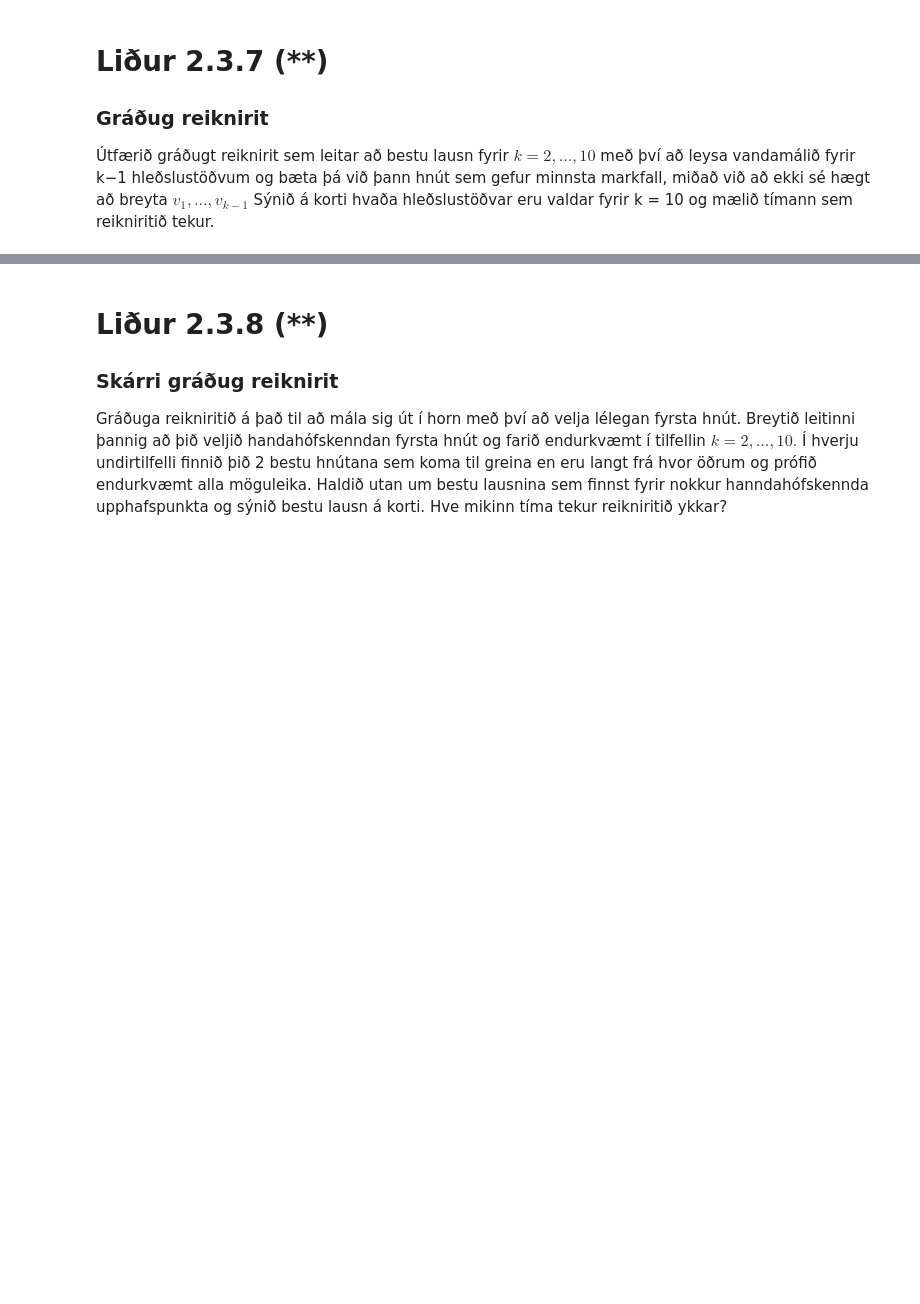
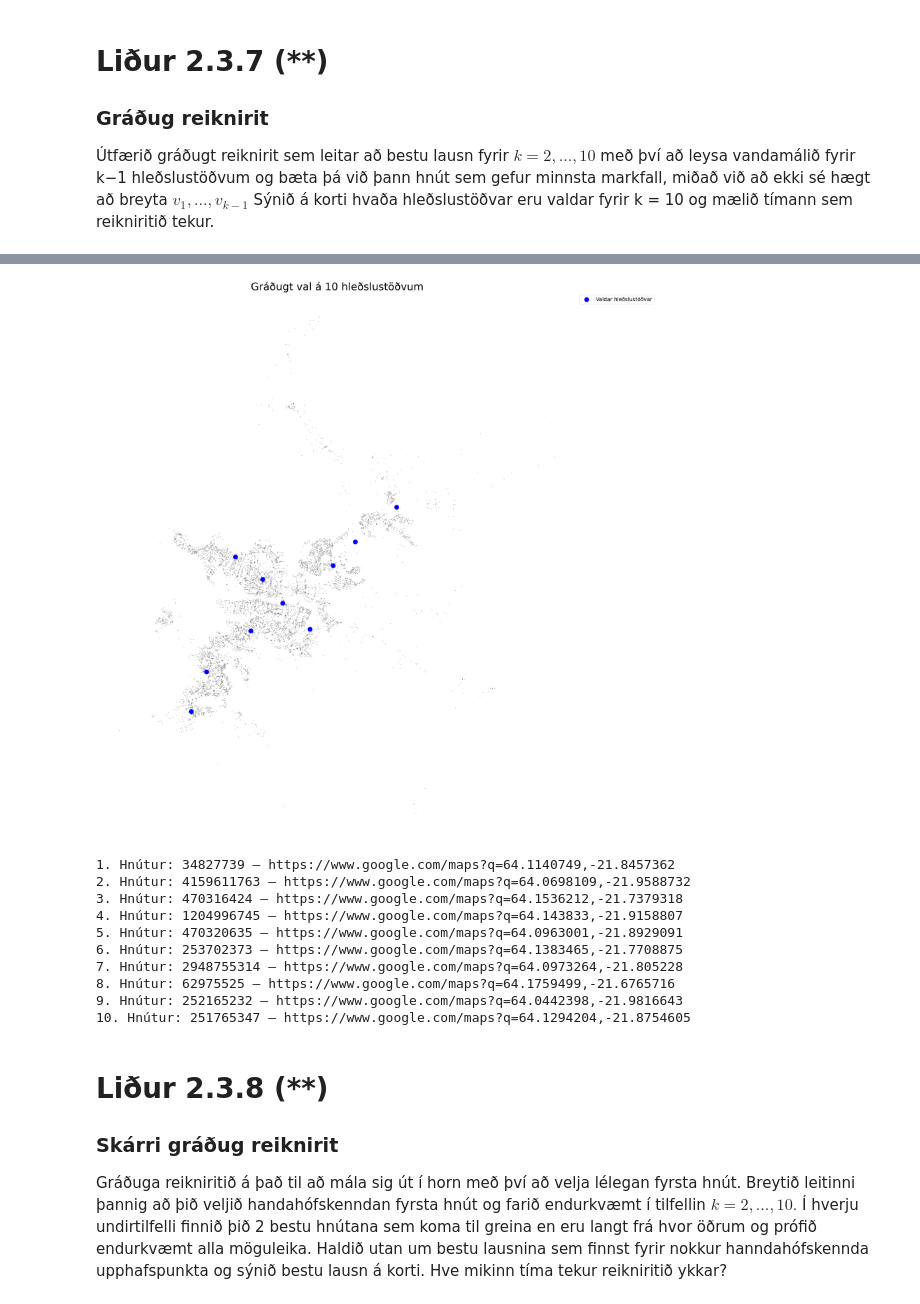
Before and after one commit to Sigurdur-ari/Greining-lv, a Jupyter notebook: assignment.ipynb, the cells around one changed output, grey strips where cells are left out. Cells and saved outputs as stored; diff of their text form; code cells hidden in the pictures; blank space fills up the shorter version.

```diff
--- a/assignment.ipynb
+++ b/assignment.ipynb
@@ -440,3 +385,72 @@ vandamálið fyrir k−1 hleðslustöðvum og bæta þá við þann hnút sem ge
 miðað við að ekki sé hægt að breyta $v_1, . . . , v_{k−1}$
 Sýnið á korti hvaða hleðslustöðvar eru valdar fyrir k = 10 og mælið tímann sem reikniritið
 tekur.
+# %%
+def greedy_station_selection(graph, candidate_nodes, k_max):
+    chosen_stations = []
+
+    start_time = time.time()
+
+    # --- Finna besta upphafspunkt (k=1): skoðar hvern mögulegan primary hnút ---
+    best_station = None
+    best_mark = float('inf')
+    for node in candidate_nodes:
+        # Keyrir dijkstra frá öllum hnútum að þessari stöð
+        dists = dijkstra_to_charging(graph, [node])
+        # Reiknar markfallið: summa stystu vegalengda (með refsingu fyrir óaðgengilega hnúta)
+        total = sum([d if d != float('inf') else 50000 for d in dists.values()])
+        if total < best_mark:
+            best_mark = total
+            best_station = node
+    # Bætir bestu stöðinni í listann
+    chosen_stations.append(best_station)
+    print(f"k = 1: {best_station} með markfallið {best_mark}")
+
+    # --- Gráðugt: Bætir við eina stöð í einu, alltaf þá sem lágmarkar markfallið best ---
+    for k in range(2, k_max + 1):
+        best_new = None
+        best_mark = float('inf')
+        for node in candidate_nodes:
+            if node in chosen_stations:
+                continue
+            # Prófar að bæta einum nýjum hnút við núverandi valda hnúta
+            test_stations = chosen_stations + [node]
+            dists = dijkstra_to_charging(graph, test_stations)
+            total = sum([d if d != float('inf') else 50000 for d in dists.values()])
+            if total < best_mark:
+                best_mark = total
+                best_new = node
+        # Velur þann hnút sem bætti markfallið mest og bætir við
+        chosen_stations.append(best_new)
+        print(f"k = {k}: {best_new} með markfallið {best_mark}")
+
+    end_time = time.time()
+    print(f"Gráðuga reikniritið tók {end_time - start_time:.2f} sekúndur")
+
+    return chosen_stations
+
+# --- Keyra gráðuga leit fyrir k=10 hleðslustöðvar ---
+greedy_stations_k10 = greedy_station_selection(graph, all_charging_stations, 10)
+
+
+# --- Teikna netið og valdar stöðvar á korti ---
+plt.figure(figsize=(30, 30), dpi=120)
+
+# Teikna alla hnúta sem litla gráa punkta (bakgrunnur)
+nx.draw_networkx_nodes(G, node_positions, node_color='gray', node_size=1)
+
+# Teikna þær stöðvar sem voru valdar í gráðugu leitinni
+nx.draw_networkx_nodes(G, node_positions, nodelist=greedy_stations_k10, node_color='blue', node_size=300, label='Valdar hleðslustöðvar')
+
+# Yfirskrift og lýsing
+plt.title("Gráðugt val á 10 hleðslustöðvum", fontsize=40)
+plt.legend(loc='upper left', bbox_to_anchor=(1, 1), fontsize=20)
+plt.axis('off')
+plt.tight_layout()
+plt.show()
+
+
+# --- Prenta staðsetningar á valdum stöðvum með Google Maps tengli ---
+for i, s in enumerate(greedy_stations_k10):
+    print(f"{i+1}. Hnútur: {s} — {gmaps_urls[s]}")
+# %% [output]
@@ -443,3 +468,14 @@ tekur.
+[figure, added]
+1. Hnútur: 34827739 — https://www.google.com/maps?q=64.1140749,-21.8457362
+2. Hnútur: 4159611763 — https://www.google.com/maps?q=64.0698109,-21.9588732
+3. Hnútur: 470316424 — https://www.google.com/maps?q=64.1536212,-21.7379318
+4. Hnútur: 1204996745 — https://www.google.com/maps?q=64.143833,-21.9158807
+5. Hnútur: 470320635 — https://www.google.com/maps?q=64.0963001,-21.8929091
+6. Hnútur: 253702373 — https://www.google.com/maps?q=64.1383465,-21.7708875
+7. Hnútur: 2948755314 — https://www.google.com/maps?q=64.0973264,-21.805228
+8. Hnútur: 62975525 — https://www.google.com/maps?q=64.1759499,-21.6765716
+9. Hnútur: 252165232 — https://www.google.com/maps?q=64.0442398,-21.9816643
+10. Hnútur: 251765347 — https://www.google.com/maps?q=64.1294204,-21.8754605
 # %% [markdown]
 # Liður 2.3.8 (**)
 
```
Also changed, not shown: parts of 10 cells of this notebook, 1 other file.
